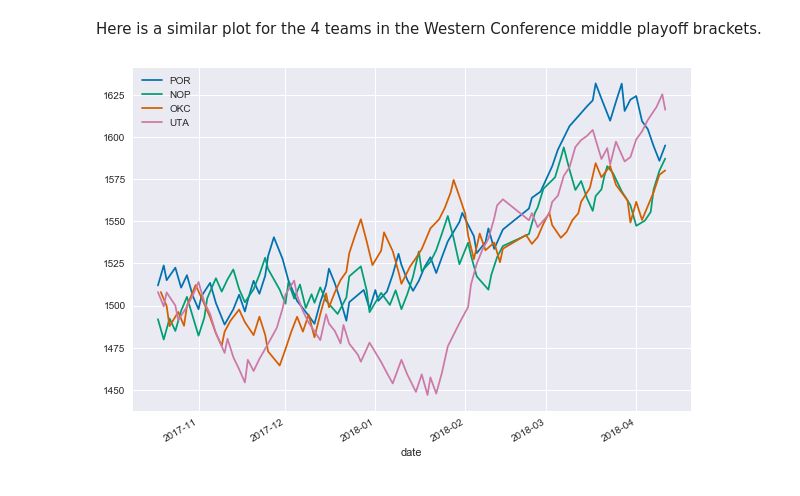
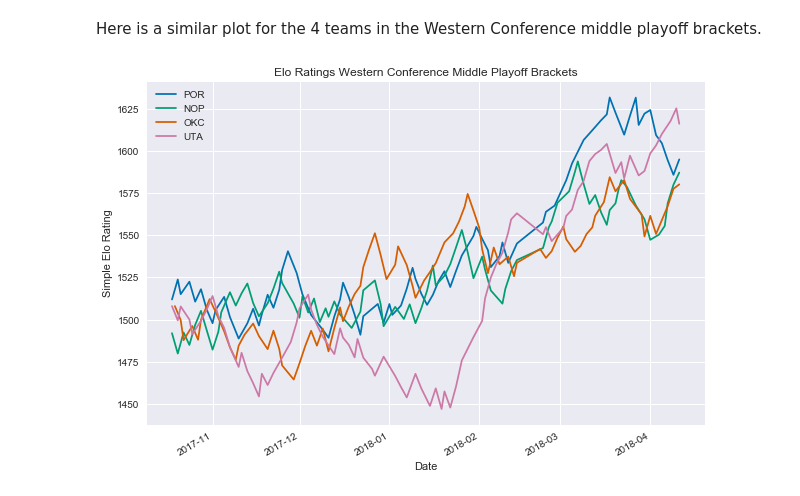
Before and after one commit to practicallypredictable/posts, a Jupyter notebook: basketball/nba/notebooks/nba-simple_elo_ratings.ipynb, the cells around one changed output. Saved outputs shown, nothing was run; the diff lists cells and outputs as text; code cells hidden in the pictures.

```diff
--- a/basketball/nba/notebooks/nba-simple_elo_ratings.ipynb
+++ b/basketball/nba/notebooks/nba-simple_elo_ratings.ipynb
@@ -474,10 +474,13 @@ def plot_elo(*, data, team, ax):
     ts.plot(ax=ax, label=team)
     return ax
 # %%
-def plot_elo_for_teams(*, data, teams):
+def plot_elo_for_teams(*, data, teams, title):
     fig, ax = plt.subplots(figsize=(10, 7))
     for team in teams:
         ax = plot_elo(data=elo_hist, team=team, ax=ax)
+    ax.set_xlabel('Date')
+    ax.set_ylabel('Simple Elo Rating')
+    ax.set_title(title)
     plt.show()
 # %% [markdown]
 Here is a plot of the Elo ratings for all six of the NBA division winners.
@@ -494,6 +505,10 @@ plot_elo_for_teams(data=elo_hist, teams=['CLE', 'IND', 'PHI', 'MIA',])
 # %% [markdown]
 Here is a similar plot for the 4 teams in the Western Conference middle playoff brackets.
 # %%
-plot_elo_for_teams(data=elo_hist, teams=['POR', 'NOP', 'OKC', 'UTA',])
+plot_elo_for_teams(
+    data=elo_hist,
+    teams=['POR', 'NOP', 'OKC', 'UTA',],
+    title='Elo Ratings Western Conference Middle Playoff Brackets',
+)
 # %% [output]
-[figure, old version]
+[figure, new version]
```
Also changed, not shown: parts of 2 cells of this notebook.
